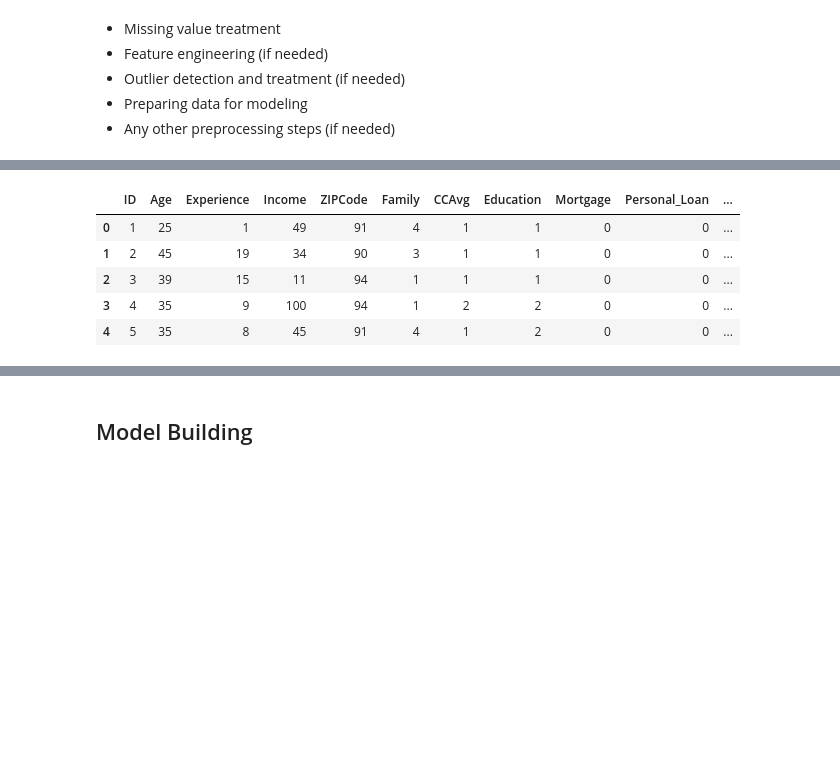
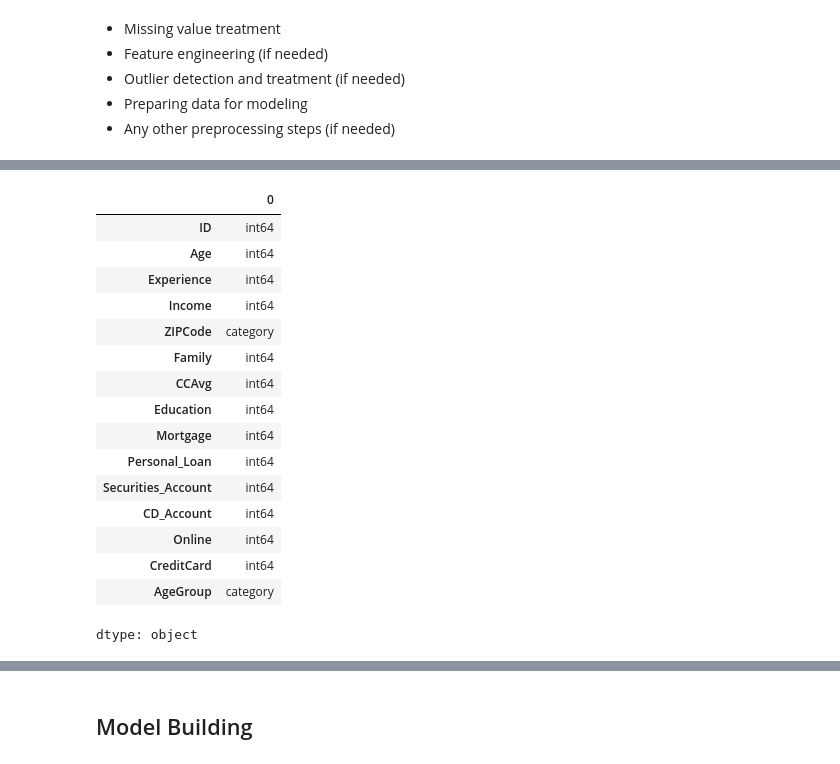
Before and after one commit to lhughey/AIML_Course, a Jupyter notebook: CaseStudy2 - Personal Loan Campaign/AIML_ML_Project_full_code_notebook.ipynb, the cells around one changed output, grey strips where cells are left out. Cells and saved outputs as stored; diff of their text form; code cells hidden in the pictures; blank space fills up the shorter version.

```diff
--- a/CaseStudy2 - Personal Loan Campaign/AIML_ML_Project_full_code_notebook.ipynb
+++ b/CaseStudy2 - Personal Loan Campaign/AIML_ML_Project_full_code_notebook.ipynb
@@ -356,15 +373,28 @@ category
 # %%
 #clean up CCAvg, must be converted to an int for processing
 dataCleaned['CCAvg'] = dataCleaned['CCAvg'].astype(str).str[:2]
 dataCleaned['CCAvg'] = dataCleaned['CCAvg'].astype(float).astype(int)
 dataCleaned.head()
+
+dataCleaned.dtypes
 # %% [output]
-|  | ID | Age | Experience | Income | ZIPCode | Family | CCAvg | Education | Mortgage | Personal_Loan | ... |
-| 0 | 1 | 25 | 1 | 49 | 91 | 4 | 1 | 1 | 0 | 0 | ... |
-| 1 | 2 | 45 | 19 | 34 | 90 | 3 | 1 | 1 | 0 | 0 | ... |
-| 2 | 3 | 39 | 15 | 11 | 94 | 1 | 1 | 1 | 0 | 0 | ... |
-| 3 | 4 | 35 | 9 | 100 | 94 | 1 | 2 | 2 | 0 | 0 | ... |
-| 4 | 5 | 35 | 8 | 45 | 91 | 4 | 1 | 2 | 0 | 0 | ... |
+|  | 0 |
+| ID | int64 |
+| Age | int64 |
+| Experience | int64 |
+| Income | int64 |
+| ZIPCode | category |
+| Family | int64 |
+| CCAvg | int64 |
+| Education | int64 |
+| Mortgage | int64 |
+| Personal_Loan | int64 |
+| Securities_Account | int64 |
+| CD_Account | int64 |
+| Online | int64 |
+| CreditCard | int64 |
+| AgeGroup | category |
+dtype: object
 # %%
 X = dataCleaned.drop(["Personal_Loan"], axis=1)
 y = dataCleaned["Personal_Loan"]
```
Also changed, not shown: parts of 8 cells of this notebook.
